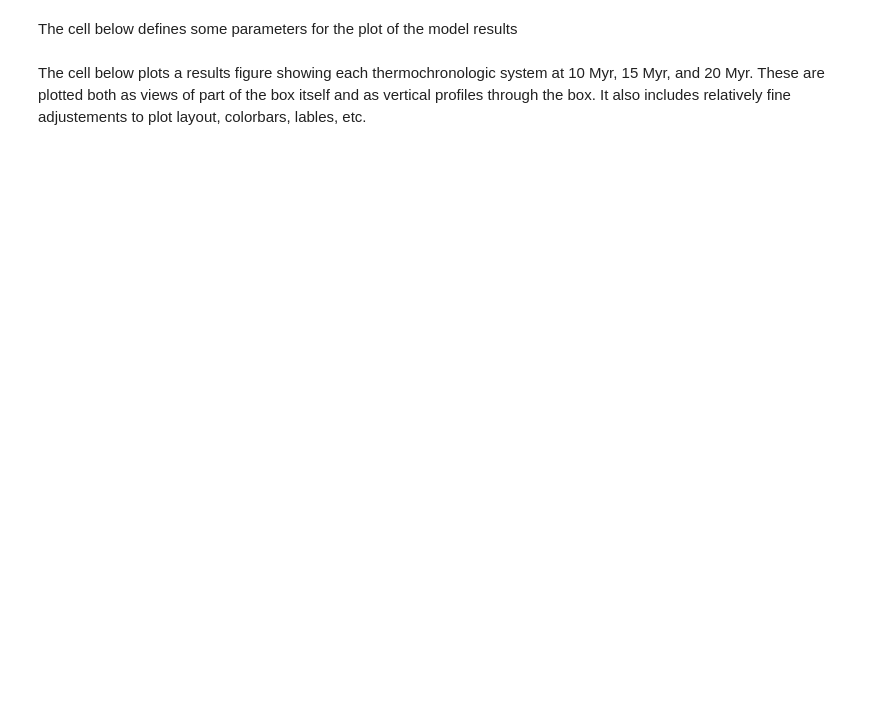
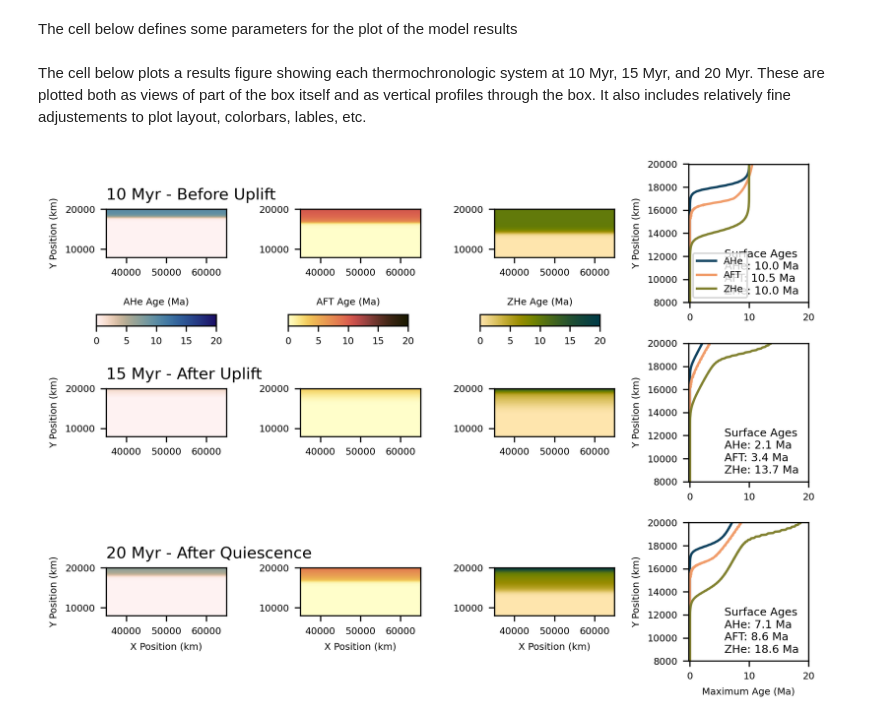
Before and after one commit to dyvasey/gdtchron, a Jupyter notebook: aspect/figures_model.ipynb, the cells around one changed output. Cells and saved outputs as stored; diff of their text form; code cells hidden in the pictures; blank space fills up the shorter version.

```diff
--- a/aspect/figures_model.ipynb
+++ b/aspect/figures_model.ipynb
@@ -96,7 +98,8 @@ for k, time in enumerate(times):
     gdt.plot_vtk_2d(mesh, 'ZHe', bounds=bounds, ax=axs[k, 2],
         cmap=zhe_cmap, colorbar=bar, clim=clim)
 
-    y = np.round(mesh.points[:, 1] / 1000, 0)
+    y = np.round(mesh.points[:, 1], 0)
+
     AHe = mesh['AHe']
     AFT = mesh['AFT']
     ZHe = mesh['ZHe']
@@ -113,9 +116,9 @@ for k, time in enumerate(times):
     axs[k, 3].set_ylim(bounds[2], bounds[3])
     axs[k, 3].text(0.3, -.03,
                 'Surface Ages\n'
-                  + 'AHe: ' + str(round(df_max['AHe'][20], 1)) + ' Ma\n'
-                  + 'AFT: ' + str(round(df_max['AFT'][20], 1)) + ' Ma\n'
-                  + 'ZHe: ' + str(round(df_max['ZHe'][20], 1)) + ' Ma\n',
+                  + 'AHe: ' + str(round(df_max['AHe'].iloc[-1], 1)) + ' Ma\n'
+                  + 'AFT: ' + str(round(df_max['AFT'].iloc[-1], 1)) + ' Ma\n'
+                  + 'ZHe: ' + str(round(df_max['ZHe'].iloc[-1], 1)) + ' Ma\n',
                 transform=axs[k, 3].transAxes, fontsize=7)
 
 cax_ahe = fig.add_axes([0.08, 0.68, 0.15, 0.02])
@@ -127,32 +130,35 @@ norm = mcolors.Normalize(vmin=clim[0], vmax=clim[1])
 sm_ahe = cm.ScalarMappable(cmap=ahe_cmap, norm=norm)
 sm_aft = cm.ScalarMappable(cmap=aft_cmap, norm=norm)
 sm_zhe = cm.ScalarMappable(cmap=zhe_cmap, norm=norm)
+sms = [sm_ahe, sm_aft, sm_zhe]
 
-for cax in [cax_ahe, cax_aft, cax_zhe]:
+for k, cax in enumerate([cax_ahe, cax_aft, cax_zhe]):
     cax.tick_params(labelsize=6)
-    plt.colorbar(sm, cax=cax, orientation='horizontal')
+    plt.colorbar(sms[k], cax=cax, orientation='horizontal')
 
 cax_ahe.set_title('AHe Age (Ma)', fontsize=6)
 cax_aft.set_title('AFT Age (Ma)', fontsize=6)
 cax_zhe.set_title('ZHe Age (Ma)', fontsize=6)
 
 axs[0, 0].set_ylabel('Y Position (km)', fontsize=6)
 axs[1, 0].set_ylabel('Y Position (km)', fontsize=6)
 axs[2, 0].set_ylabel('Y Position (km)', fontsize=6)
 
 axs[2, 0].set_xlabel('X Position (km)', fontsize=6)
 axs[2, 1].set_xlabel('X Position (km)', fontsize=6)
 axs[2, 2].set_xlabel('X Position (km)', fontsize=6)
 axs[2, 3].set_xlabel('Maximum Age (Ma)', fontsize=6)
 
 axs[0, 3].set_ylabel('Y Position (km)', fontsize=6)
 axs[1, 3].set_ylabel('Y Position (km)', fontsize=6)
 axs[2, 3].set_ylabel('Y Position (km)', fontsize=6)
 
 axs[0, 3].legend(fontsize=6)
 
 for ax in axs.flat:
     ax.tick_params(labelsize=6)
 
 plt.tight_layout()
 fig.savefig('uplift_results.jpg')
+# %% [output]
+[figure, added]
```
Also changed, not shown: parts of 1 cell of this notebook, 1 other file.
